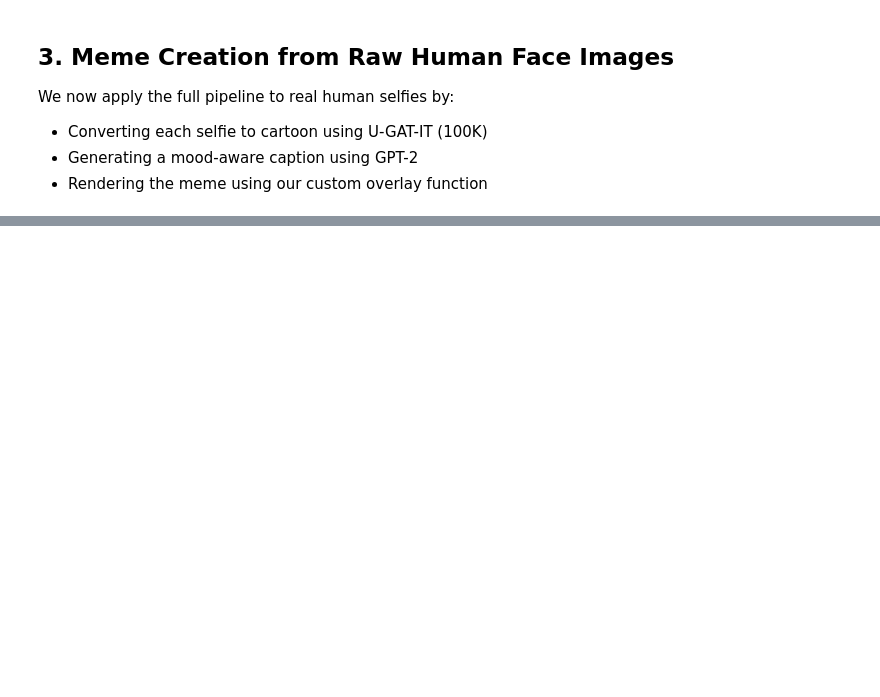
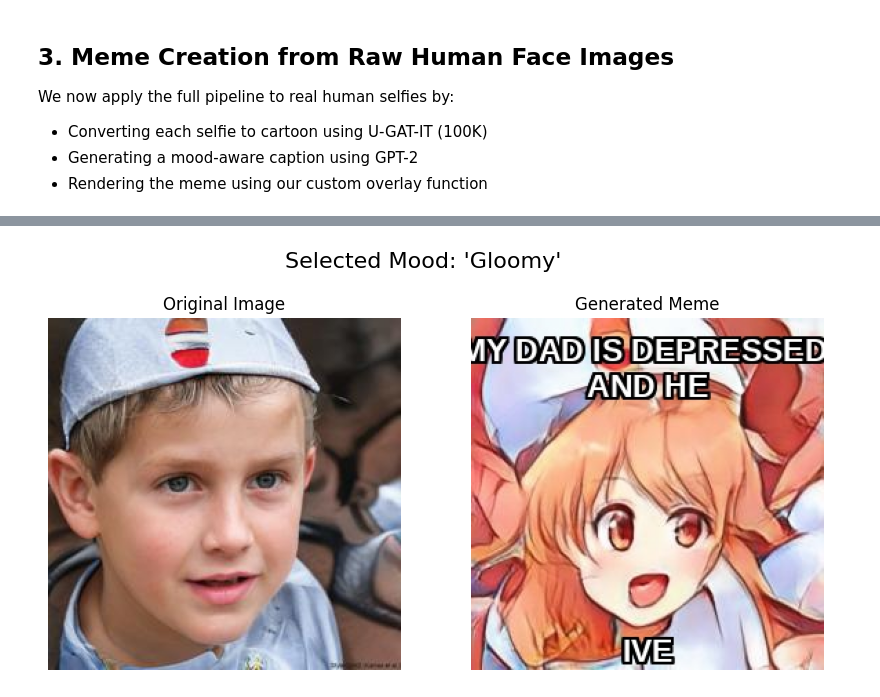
Before and after one commit to arishbukhari1/PerToon, a Jupyter notebook: scripts/3b_final_image_caption_integration.ipynb, the cells around one changed output, grey strips where cells are left out. Cells and saved outputs as stored; diff of their text form; code cells hidden in the pictures; blank space fills up the shorter version.

```diff
--- a/scripts/3b_final_image_caption_integration.ipynb
+++ b/scripts/3b_final_image_caption_integration.ipynb
@@ -87,6 +133,12 @@ sys.path.append(os.path.join(PROJECT_ROOT, "UGATIT"))
 from UGATIT import UGATIT
 from argparse import Namespace
 from types import MethodType
+
+# Set the working directory to the U-GAT-IT project root
+ugatit_path = "/content/drive/MyDrive/cartoonify/UGATIT"
+os.chdir(ugatit_path)
+
+print(f"Current working directory changed to: {os.getcwd()}")
 
 def get_config():
     return Namespace(
@@ -100,6 +152,15 @@ def get_config():
         img_ch=3,
         batch_size=1,
         iteration=100000,
+        decay_flag=True,
+        print_freq=100,
+        save_freq=1000,
+        lr=0.0001,
+        weight_decay=0.0001,
+        adv_weight=1,
+        cycle_weight=10,
+        identity_weight=10,
+        cam_weight=1000,
         result_dir='results',
         checkpoint_dir=os.path.join(PROJECT_ROOT, "models/vision/checkpoints"),
         log_dir='log',
@@ -150,11 +229,14 @@ We now apply the full pipeline to real human selfies by:
 # %%
 from glob import glob
 import random
+from PIL import Image as PILImage
+import matplotlib.pyplot as plt
 
 RAW_INPUT_DIR = os.path.join(PROJECT_ROOT, "assets/raw_humanface")
 image_paths = sorted(glob(os.path.join(RAW_INPUT_DIR, "*.jpg")))
 moods = ["confused", "joyful", "angry", "proud", "sarcastic", "gloomy"]
 
+"""
 for i, img_path in enumerate(image_paths[:10]):
     # Step 1: Cartoonize
     cartoon_path = os.path.join(OUTPUT_DIR, f"cartoon_face_{i+1:02}.jpg")
@@ -164,14 +246,76 @@ for i, img_path in enumerate(image_paths[:10]):
     mood = random.choice(moods)
     caption = generate_caption(mood)
 
+    top_text = caption["top_text"].strip().upper()
+    bottom_text = caption["bottom_text"].strip().capitalize()
+
     # Step 3: Render Meme
     meme_path = os.path.join(OUTPUT_DIR, f"meme_{i+1:02}.jpg")
     create_meme_direct_pil(
         image_path=cartoon_path,
-        top_text=mood.upper(),
-        bottom_text=caption,
+        top_text=top_text,
+        bottom_text=bottom_text,
         output_path=meme_path,
         size=IMAGE_SIZE
     )
 
     display(PILImage.open(meme_path))
+"""
+
+# Process 3 random images for a cleaner output
+num_images_to_show = 3
+if len(image_paths) > num_images_to_show:
+    selected_paths = random.sample(image_paths, num_images_to_show)
+else:
+    selected_paths = image_paths
+
+
+for i, img_path in enumerate(selected_paths):
+    print(f"--- Processing Image {i+1}/{len(selected_paths)} ---")
+    print(f"Original image path: {img_path}")
+
+    # Step 1: Cartoonize
+    cartoon_path = os.path.join(OUTPUT_DIR, f"cartoon_face_{i+1:02}.jpg")
+    inference_model.infer_single_image(img_path, cartoon_path)
+
+    # Step 2: Caption
+    mood = random.choice(moods)
+    caption = generate_caption(mood)
+    top_text = caption["top_text"].strip().upper()
+    # Using .upper() for bottom text is more standard for memes
+    bottom_text = caption["bottom_text"].strip().upper()
+
+    # Step 3: Render Meme
+    meme_path = os.path.join(OUTPUT_DIR, f"meme_{i+1:02}.jpg")
+    create_meme_direct_pil(
+        image_path=cartoon_path,
+        top_text=top_text,
+        bottom_text=bottom_text,
+        output_path=meme_path,
+        size=IMAGE_SIZE
+    )
+
+    # Step 4: Display the original and the final meme side-by-side
+    original_image = PILImage.open(img_path)
+    meme_image = PILImage.open(meme_path)
+
+    # Create a figure and a set of subplots
+    fig, ax = plt.subplots(1, 2, figsize=(10, 5))
+
+    # Display Original Image
+    ax[0].imshow(original_image)
+    ax[0].set_title("Original Image")
+    ax[0].axis('off') # Hide axes ticks
+
+    # Display Generated Meme
+    ax[1].imshow(meme_image)
+    ax[1].set_title("Generated Meme")
+    ax[1].axis('off') # Hide axes ticks
+
+    # Add the mood as the main title for the plot
+    fig.suptitle(f"Selected Mood: '{mood.capitalize()}'", fontsize=16)
+
+    plt.show()
+
+print("\nProcessing complete.")
+# %% [output]
@@ -177,0 +326 @@ for i, img_path in enumerate(image_paths[:10]):
+[figure, added]
```
Also changed, not shown: parts of 11 cells of this notebook.
